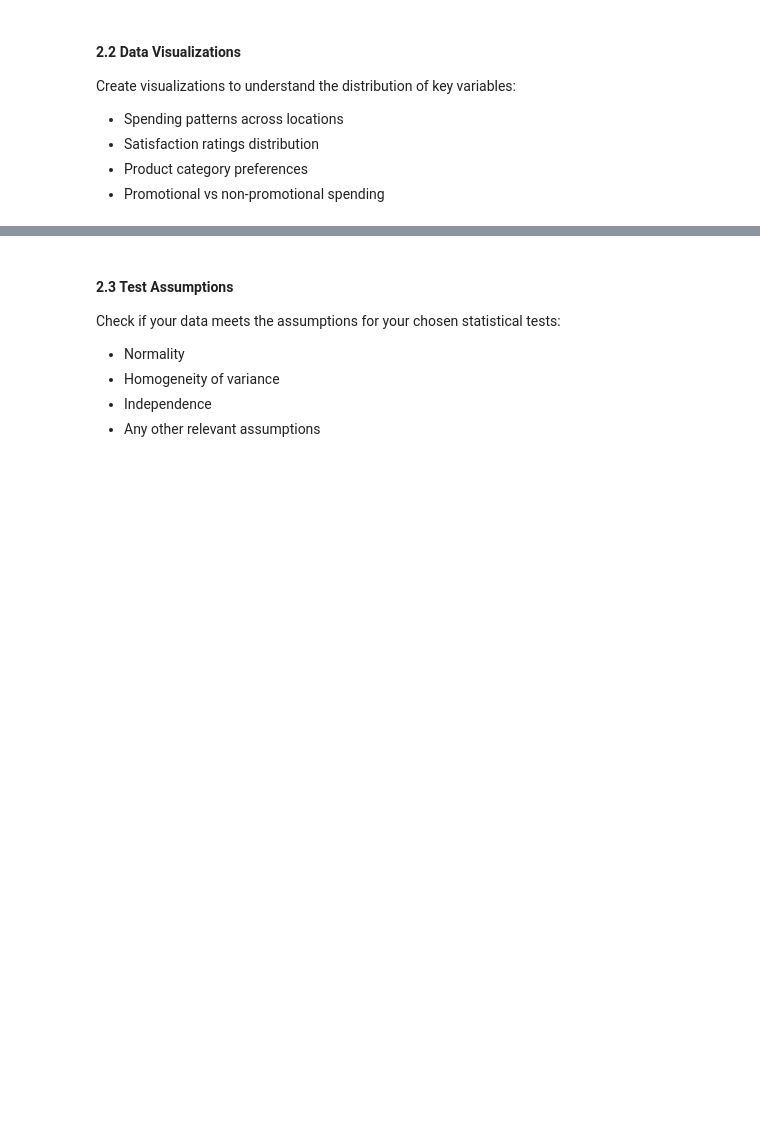
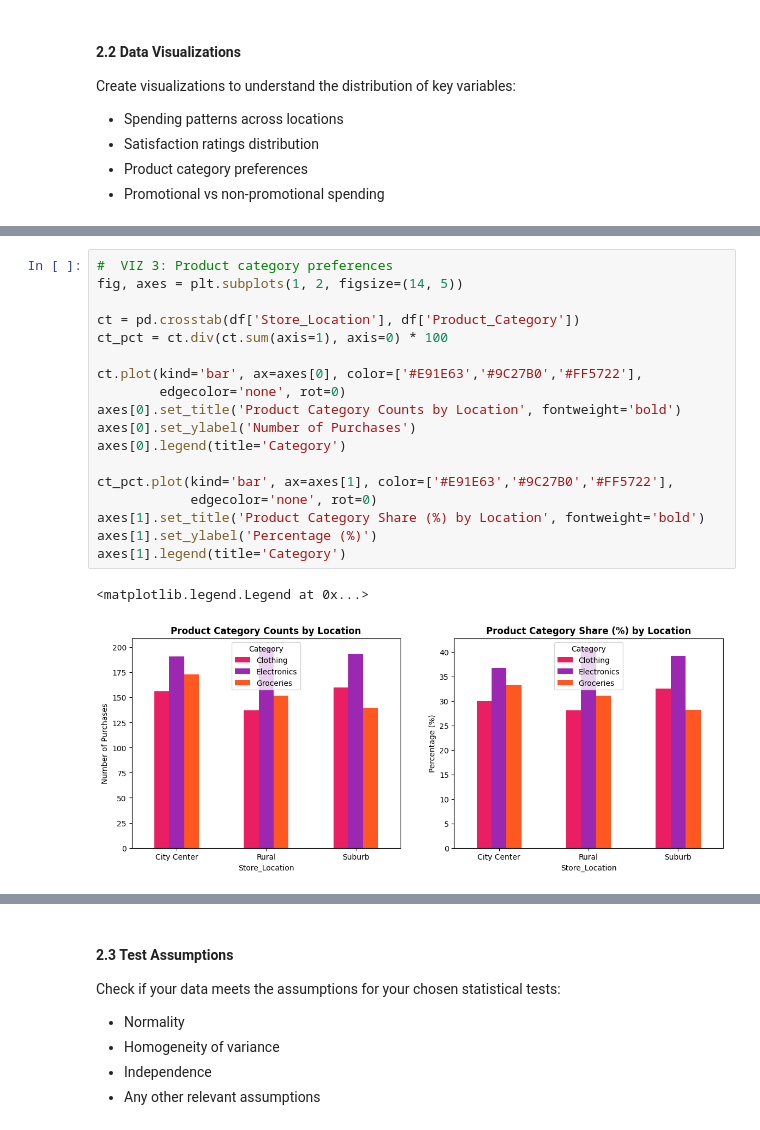
Before and after one commit to AlvinEchoka/-Evaluating-Customer-Behavior-with-Inferential-Statistics, a Jupyter notebook: retail_customer_behavior.ipynb, the cells around one changed output, grey strips where cells are left out. Cells and saved outputs as stored; diff of their text form; blank space fills up the shorter version.

```diff
--- a/retail_customer_behavior.ipynb
+++ b/retail_customer_behavior.ipynb
@@ -105,0 +305,21 @@ None
+# %%
+#  VIZ 3: Product category preferences
+fig, axes = plt.subplots(1, 2, figsize=(14, 5))
+
+ct = pd.crosstab(df['Store_Location'], df['Product_Category'])
+ct_pct = ct.div(ct.sum(axis=1), axis=0) * 100
+
+ct.plot(kind='bar', ax=axes[0], color=['#E91E63','#9C27B0','#FF5722'],
+        edgecolor='none', rot=0)
+axes[0].set_title('Product Category Counts by Location', fontweight='bold')
+axes[0].set_ylabel('Number of Purchases')
+axes[0].legend(title='Category')
+
+ct_pct.plot(kind='bar', ax=axes[1], color=['#E91E63','#9C27B0','#FF5722'],
+            edgecolor='none', rot=0)
+axes[1].set_title('Product Category Share (%) by Location', fontweight='bold')
+axes[1].set_ylabel('Percentage (%)')
+axes[1].legend(title='Category')
+# %% [output]
+<matplotlib.legend.Legend at 0x...>
+[figure, added]
```
Also changed, not shown: parts of 10 cells of this notebook, 3 other files.
